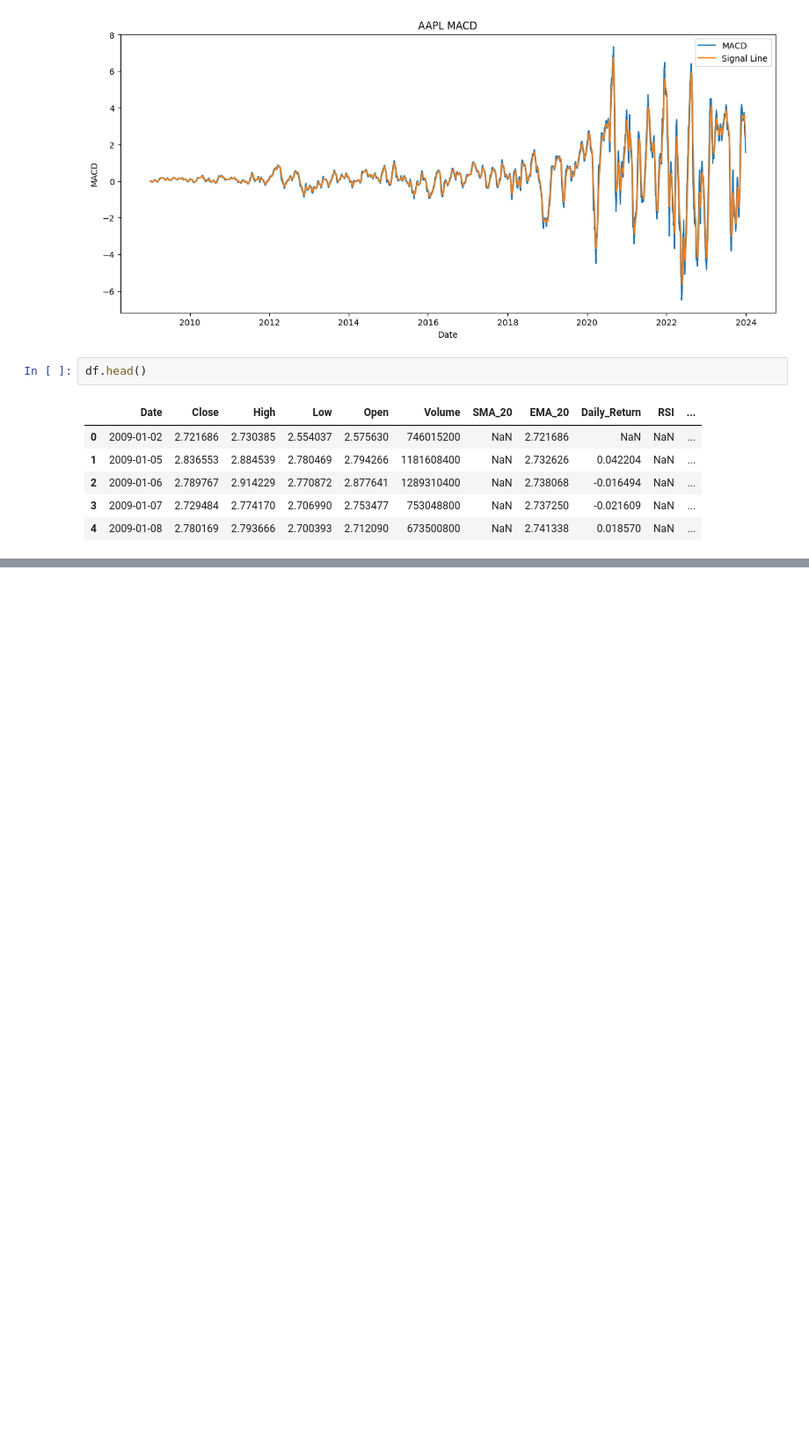
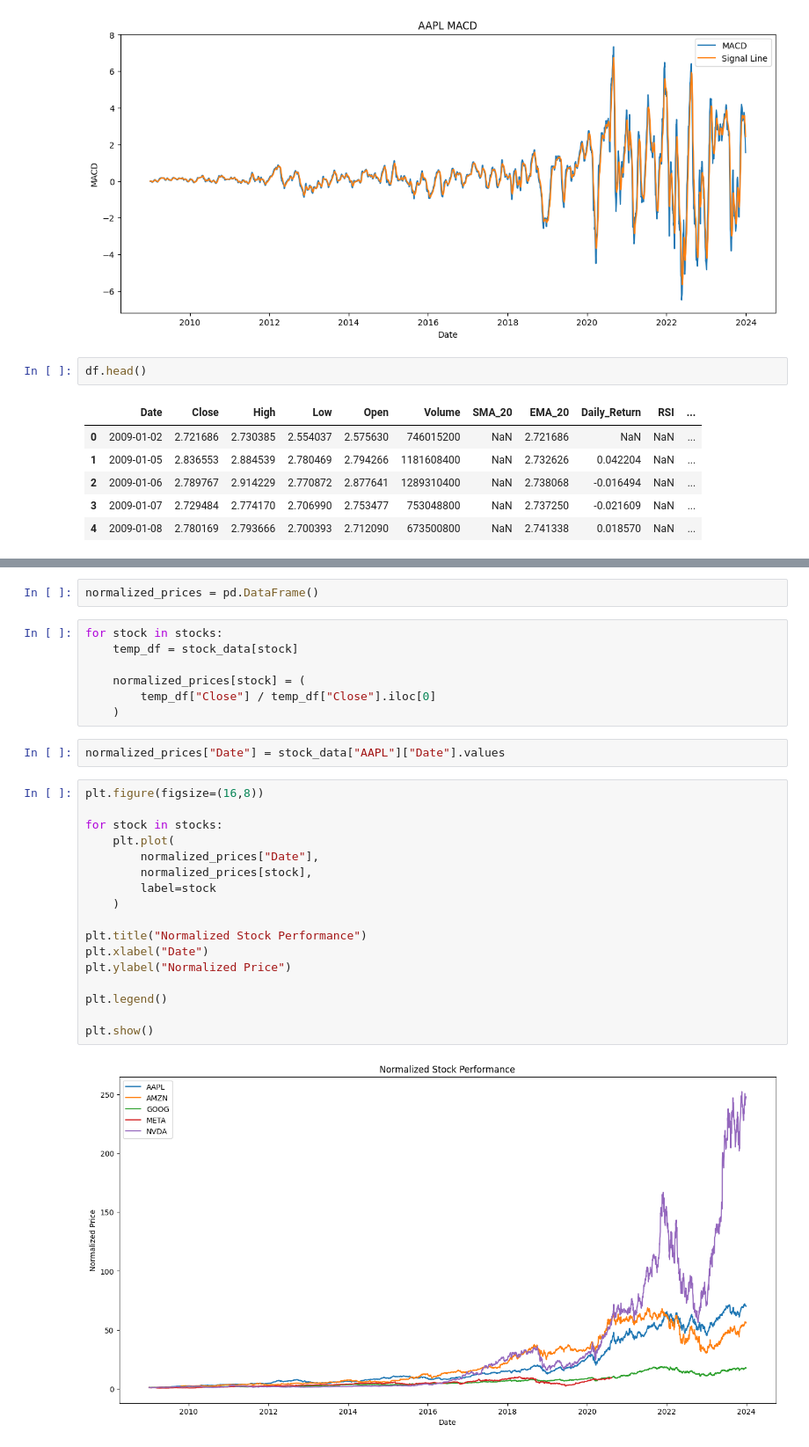
Before and after one commit to hayalgucudev/news-sentiment-analysis, a Jupyter notebook: notebooks/task_2_quantitative_analysis.ipynb, the cells around one changed output, grey strips where cells are left out. Shown at 88% size. Drawn from its saved outputs; the diff is of its cells as text; blank space fills up the shorter version.

```diff
--- a/notebooks/task_2_quantitative_analysis.ipynb
+++ b/notebooks/task_2_quantitative_analysis.ipynb
@@ -160,0 +199,30 @@ df.head()
+# %%
+normalized_prices = pd.DataFrame()
+# %%
+for stock in stocks:
+    temp_df = stock_data[stock]
+
+    normalized_prices[stock] = (
+        temp_df["Close"] / temp_df["Close"].iloc[0]
+    )
+# %%
+normalized_prices["Date"] = stock_data["AAPL"]["Date"].values
+# %%
+plt.figure(figsize=(16,8))
+
+for stock in stocks:
+    plt.plot(
+        normalized_prices["Date"],
+        normalized_prices[stock],
+        label=stock
+    )
+
+plt.title("Normalized Stock Performance")
+plt.xlabel("Date")
+plt.ylabel("Normalized Price")
+
+plt.legend()
+
+plt.show()
+# %% [output]
+[figure, added]
```
Also changed, not shown: parts of 11 cells of this notebook.
